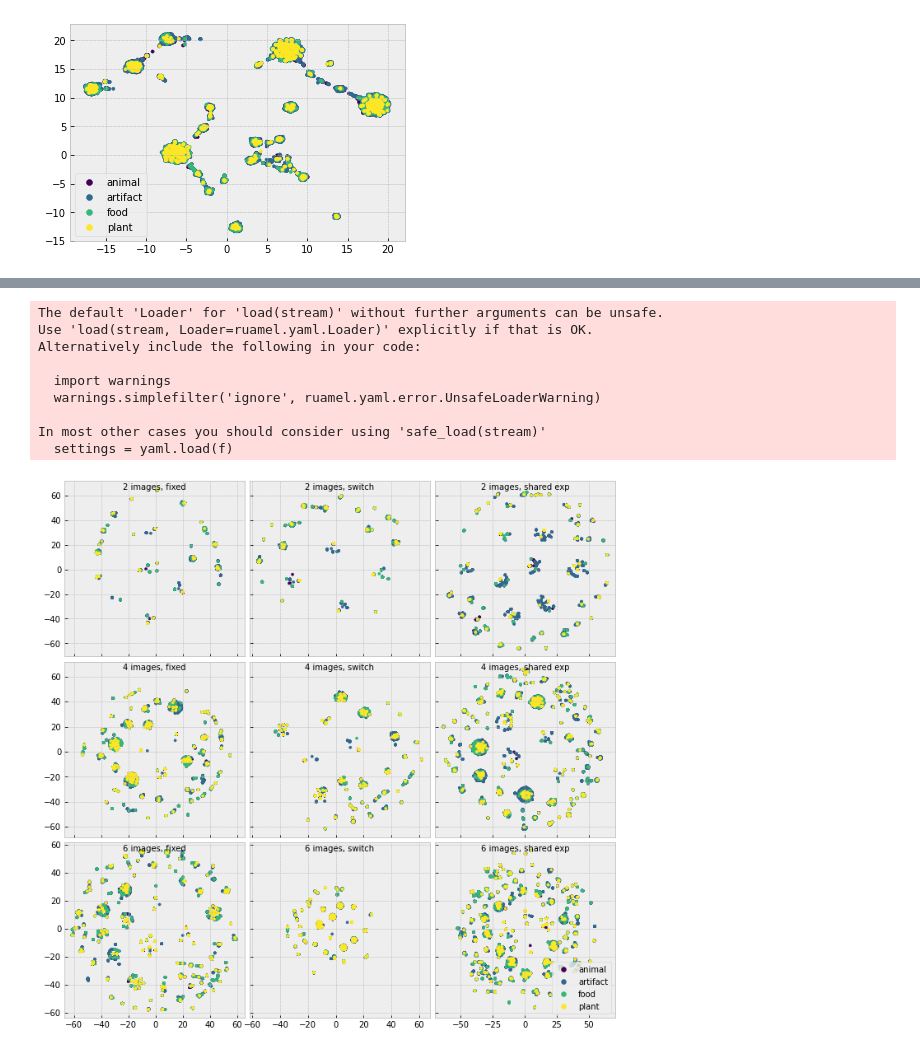
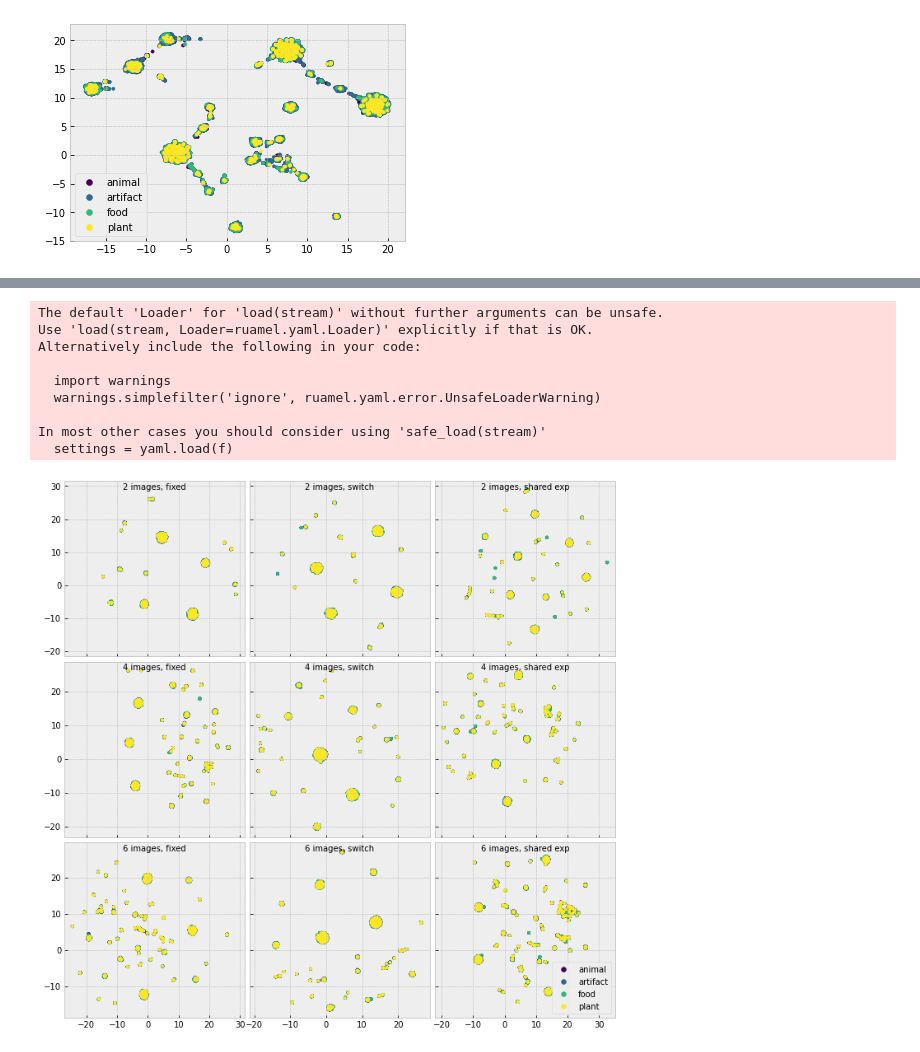
Before and after one commit to byewokko/guessing-game, a Jupyter notebook: Analyze symbol usage.ipynb, the cells around one changed output, grey strips where cells are left out. Drawn from its saved outputs; the diff is of its cells as text; code cells hidden in the pictures.

Commit message:
more group plots

```diff
--- a/Analyze symbol usage.ipynb
+++ b/Analyze symbol usage.ipynb
@@ -147,10 +121,9 @@ def reduce_and_plot(
     print("Computing tSNE... ", end="")
     if tsne_kwargs is None:
         tsne_kwargs = {
-            "n_components": 2,
             "perplexity": 30
         }
-    tsne = TSNE(**tsne_kwargs)
+    tsne = TSNE(n_components=2, **tsne_kwargs)
     tsne_out = tsne.fit_transform(data)
     scatter = plt.scatter(*tsne_out.T, c=cls, s=10)
 
@@ -171,10 +144,9 @@ def reduce_and_plot(
     print("Computing UMAP... ", end="")
     if umap_kwargs is None:
         umap_kwargs = {
-            "n_components": 2,
             "n_neighbors": 30
         }
-    umap_out = UMAP(**umap_kwargs).fit_transform(data)
+    umap_out = UMAP(n_components=2, **umap_kwargs).fit_transform(data)
     scatter = plt.scatter(*umap_out.T, c=cls, s=10)
 
     print("Saving results", end="")
@@ -193,7 +165,7 @@ def reduce_and_plot(
 
     print("DONE")
 # %%
-models_base_path = "top-models"
+models_base_path = "best_models"
 folders = """
 e1-explore-temp-210519-222000
 e3-4images-210523-022405
@@ -210,7 +182,7 @@ for folder in folders:
     reduce_and_plot(
         models_base_path, folder, class_idx, class_names,
         negative_weights=0.5,
-        results_file="10000games.results.csv", output_name="10000games.results",
+        results_file="10000games-same.results.csv", output_name="10000games-same.results",
         tsne_kwargs=None, umap_kwargs=None
     )
 # %% [output]
@@ -298,7 +270,7 @@ def plot_saved(models_base_path, model_folders, class_idx, class_names, file_nam
 
         # need to relfilter this because I didn't save `cls`
         settings = load_settings(os.path.join(model_path, "settings.yml"))
-        df = prepare_data_frame(os.path.join(model_path, "10000games.results.csv"))
+        df = prepare_data_frame(os.path.join(model_path, "10000games-same.results.csv"))
         data, cls = prepare_symbol_matrix(
             df, class_idx, settings["vocabulary_size"],
             negative_weights=0.5
@@ -313,7 +285,7 @@ def plot_saved(models_base_path, model_folders, class_idx, class_names, file_nam
         )
     plt.legend(handles=scatter.legend_elements()[0], labels=list(class_names), loc='lower right')
 # %%
-models_base_path = "top-models"
+models_base_path = "best_models"
 folders = """
 e1-explore-temp-210519-222000
 e4-switch-2img-210523-142302
@@ -333,33 +305,33 @@ folders = [
 ]
 
 labels = """
 2 images, fixed
 2 images, switch
 2 images, shared exp
 
 4 images, fixed
 4 images, switch
 4 images, shared exp
 
 6 images, fixed
 6 images, switch
 6 images, shared exp
 """.strip()
 labels = [
     group.split("\n")
     for group in labels.split("\n\n")
 ]
-plot_saved(models_base_path, folders, class_idx, class_names, "10000games.results.tsne.npy", labels)
+plot_saved(models_base_path, folders, class_idx, class_names, "10000games-same.results.umap.npy", labels)
 
-plt.savefig(os.path.join(models_base_path, f"10000games.tsne.png"), dpi=200, bbox_inches="tight")
+plt.savefig(os.path.join(models_base_path, f"10000games-same.umap.png"), dpi=200, bbox_inches="tight")
 # %% [output]
 The default 'Loader' for 'load(stream)' without further arguments can be unsafe.
 Use 'load(stream, Loader=ruamel.yaml.Loader)' explicitly if that is OK.
 Alternatively include the following in your code:
 
   import warnings
   warnings.simplefilter('ignore', ruamel.yaml.error.UnsafeLoaderWarning)
 
 In most other cases you should consider using 'safe_load(stream)'
   settings = yaml.load(f)
-[figure, old version]
+[figure, new version]
```
Also changed, not shown: parts of 3 cells of this notebook, 38 other files.
